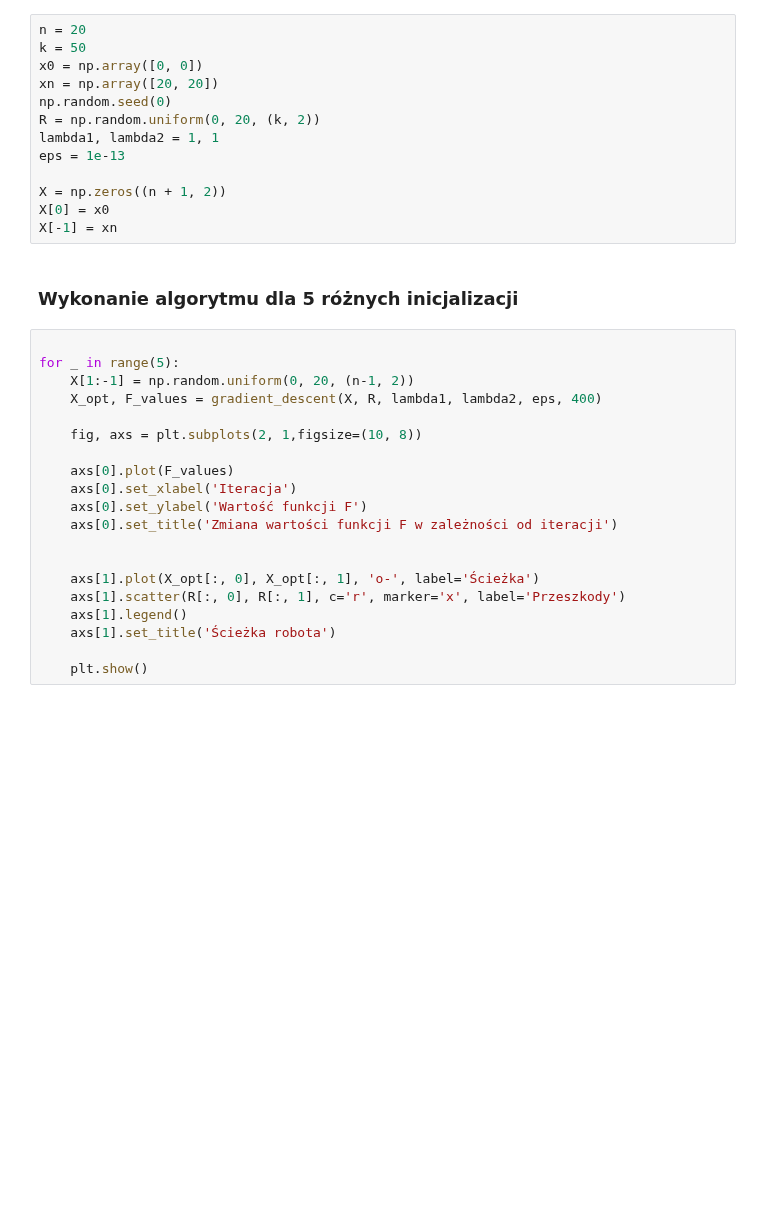
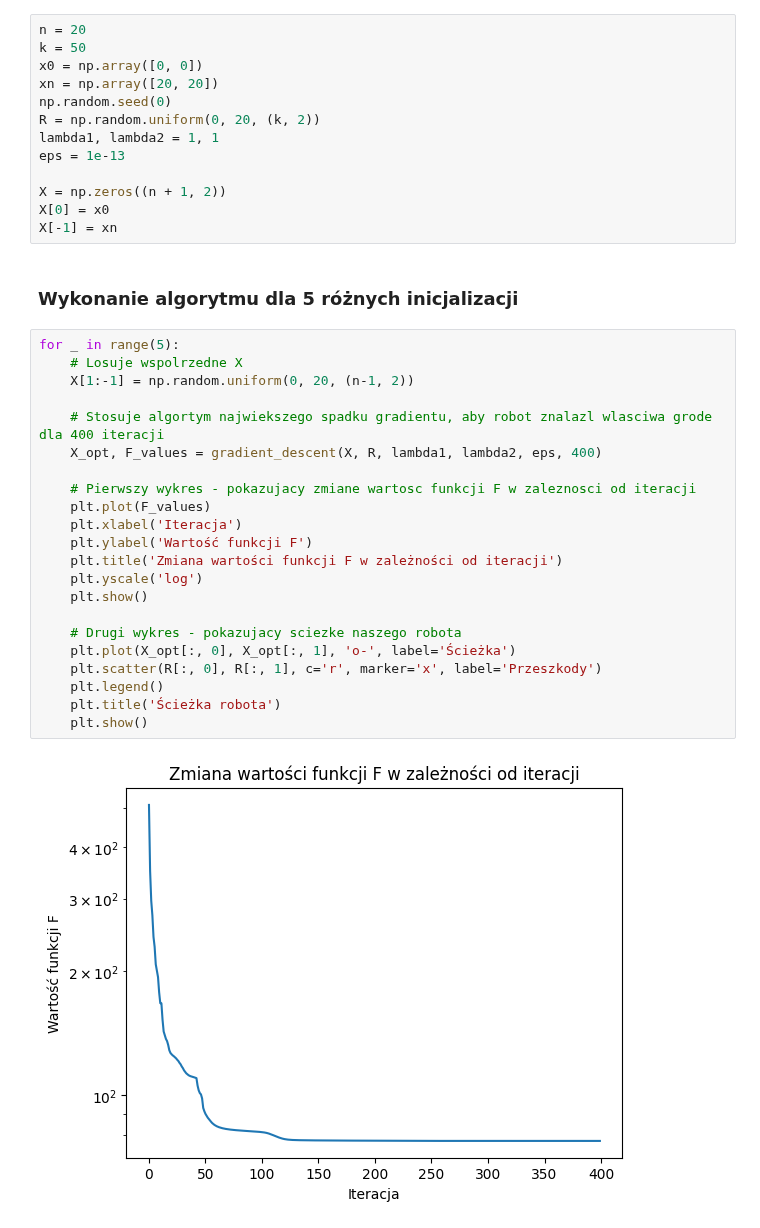
Before and after one commit to arturgesiarz/CalculationTechMethods-Course, a Jupyter notebook: lab11/ex2.ipynb, the cells around one changed output. Cells and saved outputs as stored; diff of their text form; blank space fills up the shorter version.

```diff
--- a/lab11/ex2.ipynb
+++ b/lab11/ex2.ipynb
@@ -82,22 +93,26 @@ X[-1] = xn
 # %% [markdown]
 ### Wykonanie algorytmu dla 5 różnych inicjalizacji
 # %%
+for _ in range(5):
+    # Losuje wspolrzedne X
+    X[1:-1] = np.random.uniform(0, 20, (n-1, 2))
 
-for _ in range(5):
-    X[1:-1] = np.random.uniform(0, 20, (n-1, 2))
+    # Stosuje algortym najwiekszego spadku gradientu, aby robot znalazl wlasciwa grode dla 400 iteracji
     X_opt, F_values = gradient_descent(X, R, lambda1, lambda2, eps, 400)
 
-    fig, axs = plt.subplots(2, 1,figsize=(10, 8))
+    # Pierwszy wykres - pokazujacy zmiane wartosc funkcji F w zaleznosci od iteracji
+    plt.plot(F_values)
+    plt.xlabel('Iteracja')
+    plt.ylabel('Wartość funkcji F')
+    plt.title('Zmiana wartości funkcji F w zależności od iteracji')
+    plt.yscale('log')
+    plt.show()
 
-    axs[0].plot(F_values)
-    axs[0].set_xlabel('Iteracja')
-    axs[0].set_ylabel('Wartość funkcji F')
-    axs[0].set_title('Zmiana wartości funkcji F w zależności od iteracji')
-
-
-    axs[1].plot(X_opt[:, 0], X_opt[:, 1], 'o-', label='Ścieżka')
-    axs[1].scatter(R[:, 0], R[:, 1], c='r', marker='x', label='Przeszkody')
-    axs[1].legend()
-    axs[1].set_title('Ścieżka robota')
-
+    # Drugi wykres - pokazujacy sciezke naszego robota
+    plt.plot(X_opt[:, 0], X_opt[:, 1], 'o-', label='Ścieżka')
+    plt.scatter(R[:, 0], R[:, 1], c='r', marker='x', label='Przeszkody')
+    plt.legend()
+    plt.title('Ścieżka robota')
     plt.show()
+# %% [output]
+[figure, added]
```
Also changed, not shown: parts of 8 cells of this notebook.
